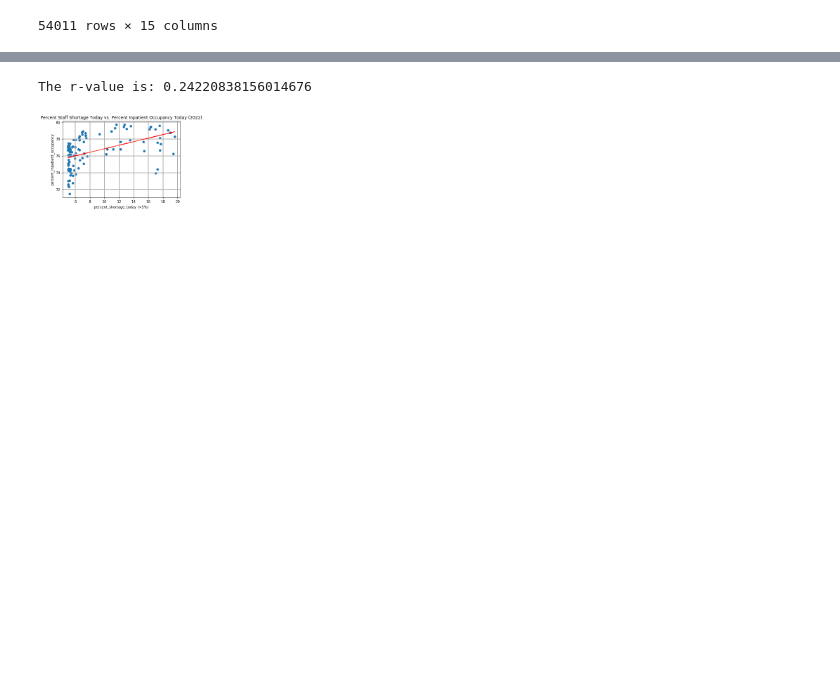
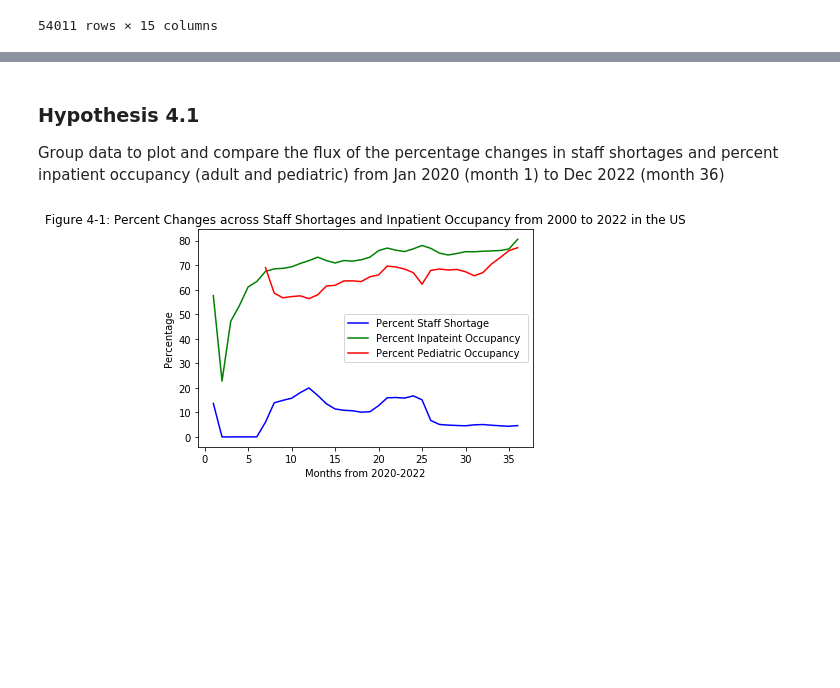
Before and after one commit to nkeplinger/healthcare_module7, a Jupyter notebook: nicolette_code_in_progress.ipynb, the cells around one changed output, grey strips where cells are left out. Saved outputs shown, nothing was run; the diff lists cells and outputs as text; code cells hidden in the pictures; blank space fills up the shorter version.

```diff
--- a/nicolette_code_in_progress.ipynb
+++ b/nicolette_code_in_progress.ipynb
@@ -32,11 +26,14 @@ data
 # %%
+# display dataset as a Pandas DataFrame
+data_H3 = pd.read_csv('Resources/COVID_staff_shortages.csv')
+
 #add columns for year, month, data for additional grouping/analysis
-data['date_for_split'] = data['date']
-data[['year', 'month','day']] = data['date_for_split'].str.split('/', 2, expand=True)
-data
+data_H3['date_for_split'] = data_H3['date']
+data_H3[['year', 'month','day']] = data_H3['date_for_split'].str.split('/', 2, expand=True)
+data_H3
 
 #make df with select data of interest
-select_df = data[['state','date','year','month','day',
+select_df = data_H3[['state','date','year','month','day',
                 'critical_staffing_shortage_today_yes','critical_staffing_shortage_today_no','critical_staffing_shortage_today_not_reported',
                 'inpatient_beds','inpatient_beds_used',
                 'previous_day_admission_adult_covid_confirmed',
@@ -469,35 +94,0 @@ The r-value is: 0.14303031654041856
-# %%
-# Create a DataFrame with the percent shortage >= 5%)
-date_2022_group_df_g5 = date_2022_group_df.loc[date_2022_group_df['percent_shortage_today'] >=5 , :]
-
-
-#create scatter plot shortage vs percent inpatient 2022
-x_values_2022_g5 = date_2022_group_df_g5['percent_shortage_today']
-y_values_2022_g5 = date_2022_group_df_g5['percent_inpatient_occupancy']
-plt.scatter(x_values_2022_g5,y_values_2022_g5)
-
-# Incorporate the other graph properties
-plt.title("Percent Staff Shortage Today vs. Percent Inpatient Occupancy Today (2022)")
-plt.xlabel('percent_shortage_today (>5%)')
-plt.ylabel('percent_inpatient_occupancy')
-# add dot size and color outline
-plt.grid(linestyle='-', linewidth=2)
-
-(slope, intercept, rvalue, pvalue, stderr) = stats.linregress(x_values_2022_g5, y_values_2022_g5)
-regress_values = x_values_2022_g5 * slope + intercept
-line_eq = "y = " + str(round(slope,2)) + "x +" + str(round(intercept,2))
-
-
-plt.plot(x_values_2022_g5,regress_values,"r-")
-# Label plot and annotate the line equation
-
-plt.annotate(line_eq,(20,15),fontsize=15,color="red")
-
-print(f"The r-value is: {rvalue**2}")
-
-# Show plot
-#plt.tight_layout()
-plt.show()
-# %% [output]
-The r-value is: 0.24220838156014676
-[figure, removed]
@@ -511,0 +95,32 @@ The r-value is: 0.24220838156014676
+# %% [markdown]
+### Hypothesis 4.1
+Group data to plot and compare the flux of the percentage changes in staff shortages and percent inpatient occupancy (adult and pediatric) from Jan 2020 (month 1) to Dec 2022 (month 36)
+# %%
+
+#line chart
+#plot percent shortage as a line chart
+months = [1,2,3,4,5,6,7,8,9,10,11,12,13,14,15,16,17,18,19,20,21,22,23,24,25,26,27,28,29,30,31,32,33,34,35,36]
+
+#items to plot
+shortage_percent_today = month_year_group_df["percent_shortage_today"]
+inpatient_occupancy = month_year_group_df['percent_inpatient_occupancy']
+pediatric_occupancy = month_year_group_df['percent_pediatric_occupancy']
+
+
+percent_shortage_today = plt.plot(months,shortage_percent_today, color="blue", label="Percent Staff Shortage")
+inpatient_occupancy_today = plt.plot(months,inpatient_occupancy, color="green", label="Percent Inpateint Occupancy ")
+pediatric_occupancy_today = plt.plot(months,pediatric_occupancy, color="red", label="Percent Pediatric Occupancy")
+
+# Create a legend for our chart
+plt.legend(handles=[percent_shortage_today[0], inpatient_occupancy_today[0], pediatric_occupancy_today[0]], loc="best")
+plt.xlabel("Months from 2020-2022")
+plt.ylabel("Percentage")
+plt.title("Figure 4-1: Percent Changes across Staff Shortages and Inpatient Occupancy from 2000 to 2022 in the US",loc='center')
+#show the chart
+plt.show()
+
+#Adult confirmed covidb
+#pediatric confirmed covid
+#Reported patients currently hospitalized in an adult ICU bed who have confirmed COVID-19 in this state
+# %% [output]
+[figure, added]
```
Also changed, not shown: parts of 41 cells of this notebook.
